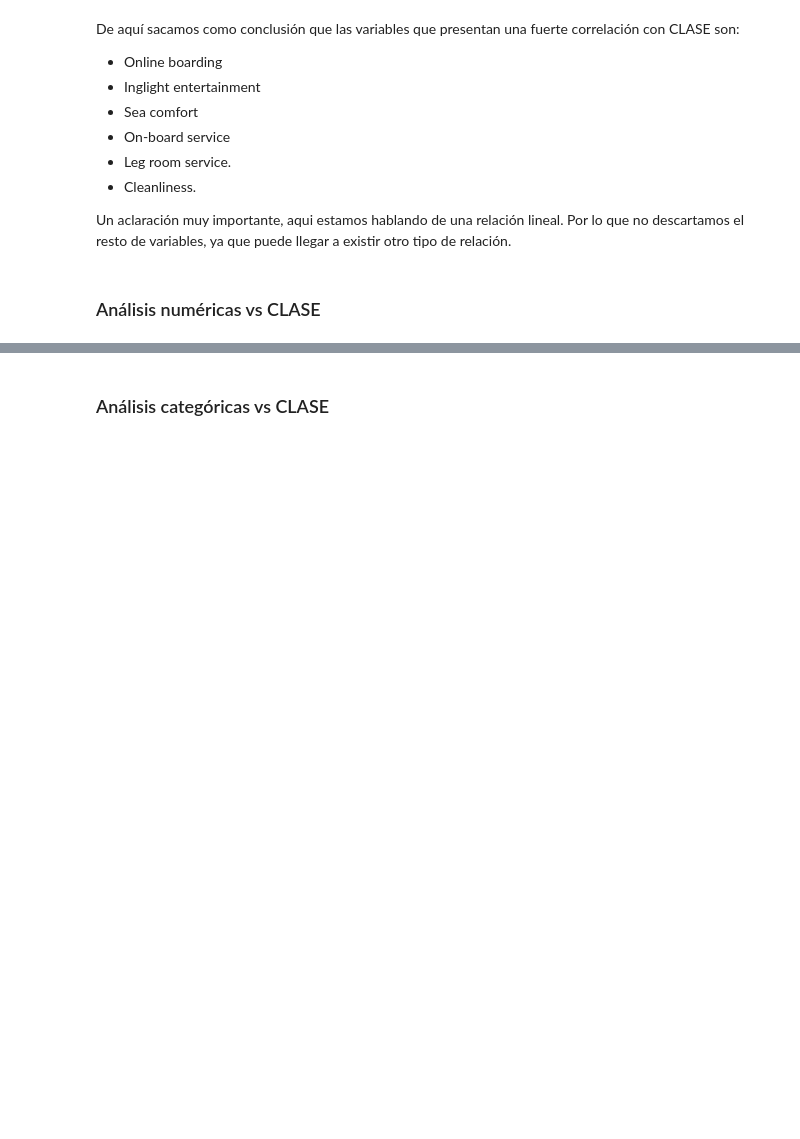
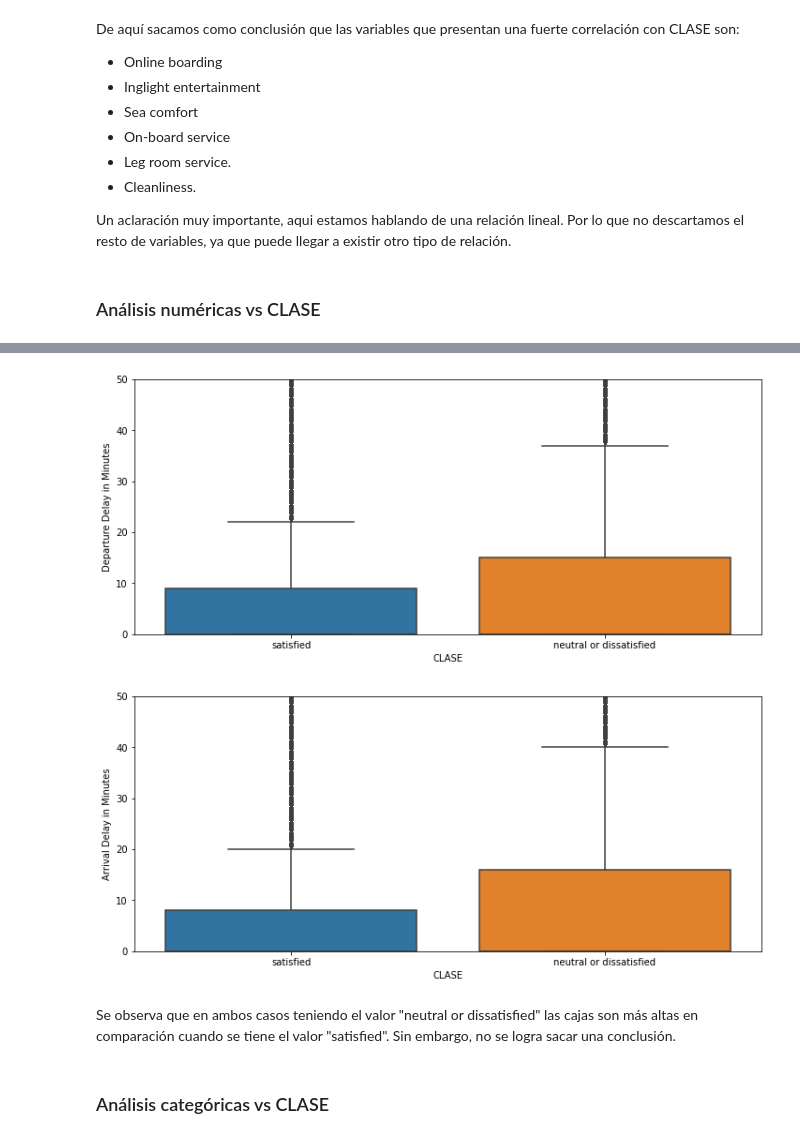
Before and after one commit to TomasSG/Parcial2-CienciaDeDatos, a Jupyter notebook: notebook/Parcial2.ipynb, the cells around one changed output, grey strips where cells are left out. Saved outputs shown, nothing was run; the diff lists cells and outputs as text; code cells hidden in the pictures; blank space fills up the shorter version.

```diff
--- a/notebook/Parcial2.ipynb
+++ b/notebook/Parcial2.ipynb
@@ -353,2 +372,14 @@ Un aclaración muy importante, aqui estamos hablando de una relación lineal. Po
+# %%
+# Repetimos los dos últimos gráficos realizando zoom
+for var in ["Departure Delay in Minutes", "Arrival Delay in Minutes"]:
+  plt.figure(figsize=FIGSIZE)
+  plt.ylim(0, 50) # Realiza el zoom
+  box = sns.boxplot(x="CLASE", y=var, data=datos_eda)
+  box.plot()
+# %% [output]
+[figure, added]
+[figure, added]
+# %% [markdown]
+Se observa que en ambos casos teniendo el valor "neutral or dissatisfied" las cajas son más altas en comparación cuando se tiene el valor "satisfied". Sin embargo, no se logra sacar una conclusión.
 # %% [markdown]
 ### Análisis categóricas vs CLASE
```
Also changed, not shown: parts of 2 cells of this notebook.
